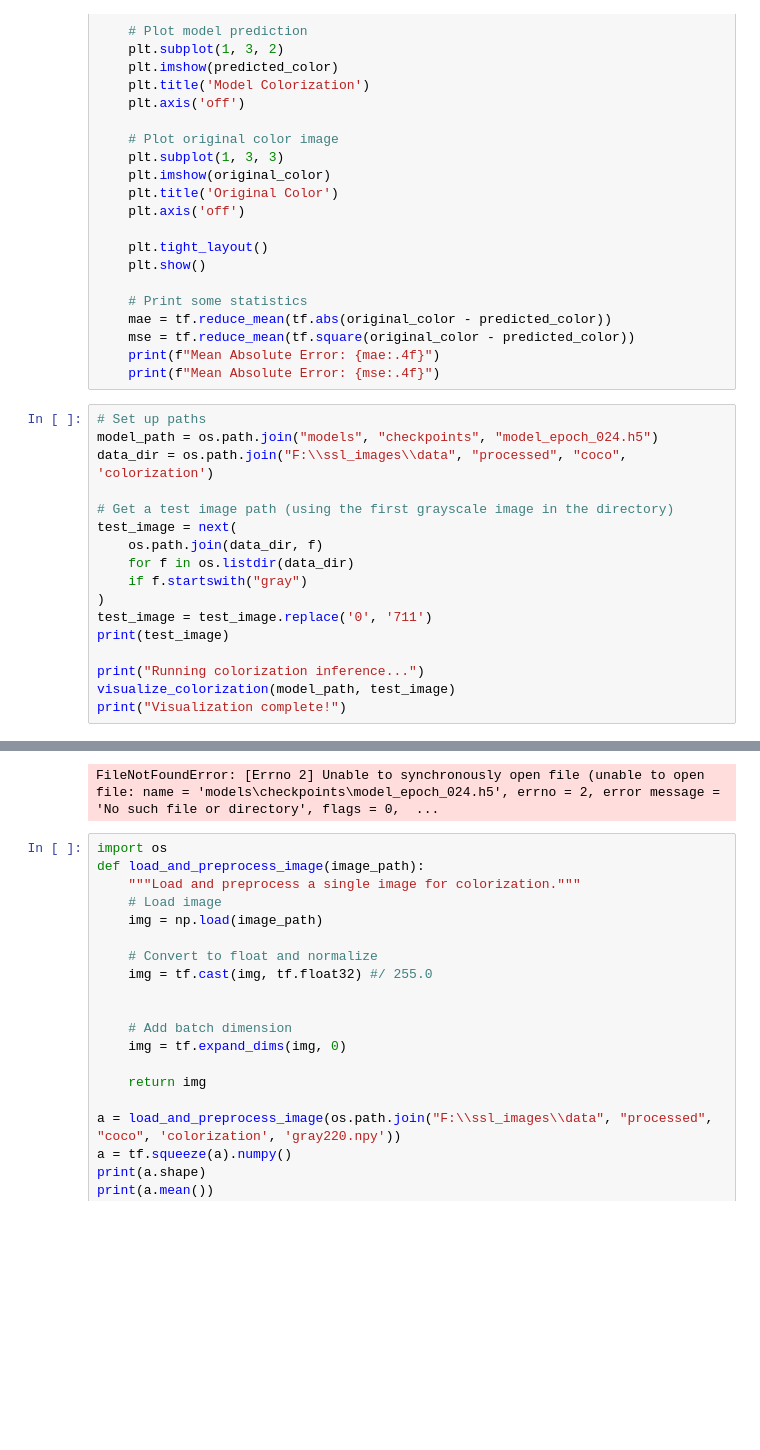
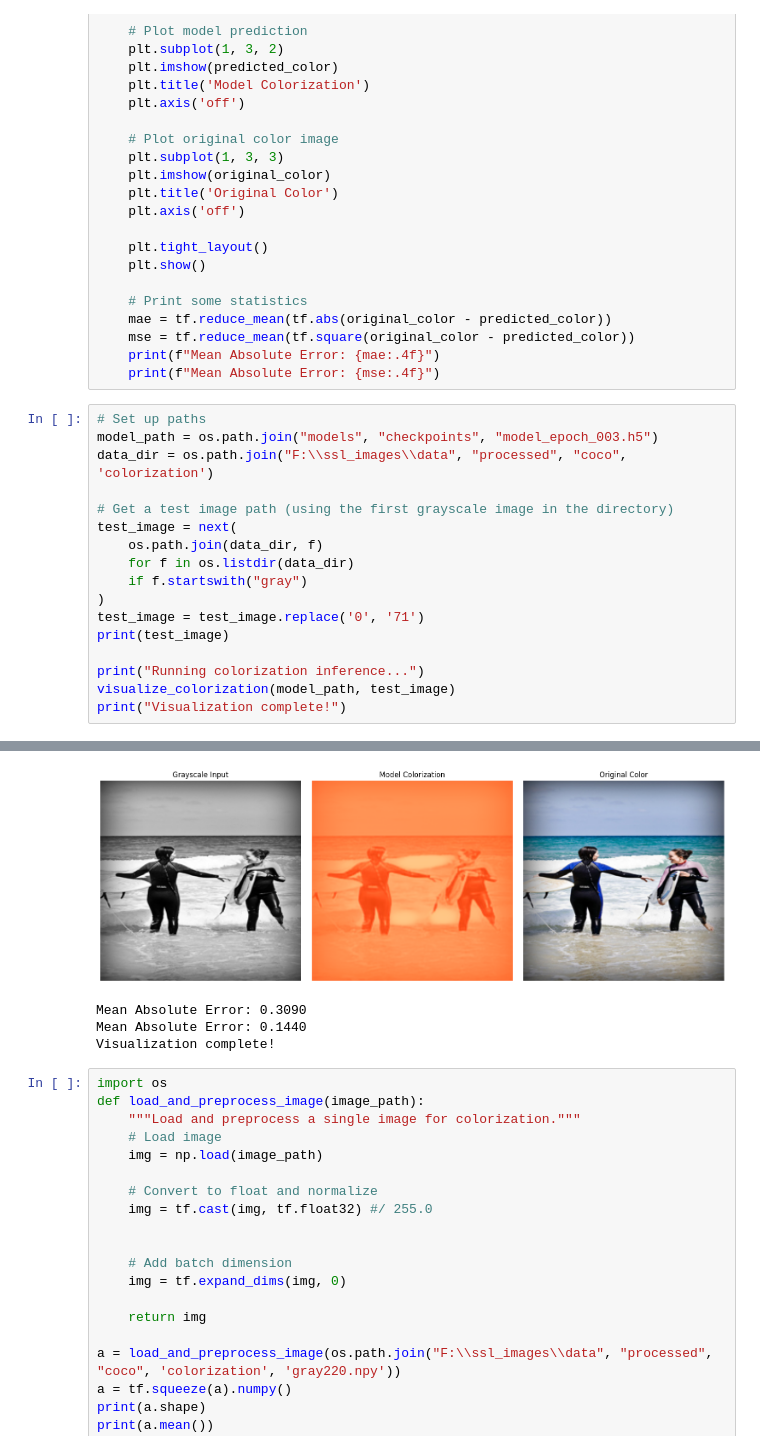
Before and after one commit to cassuci/mc959_ssl, a Jupyter notebook: test.ipynb, the cells around one changed output, grey strips where cells are left out. Cells and saved outputs as stored; diff of their text form; blank space fills up the shorter version.

Commit message:
somes tests

```diff
--- a/test.ipynb
+++ b/test.ipynb
@@ -202,7 +205,7 @@ def visualize_colorization(model_path, image_path):
     print(f"Mean Absolute Error: {mse:.4f}")
 # %%
 # Set up paths
-model_path = os.path.join("models", "checkpoints", "model_epoch_024.h5")
+model_path = os.path.join("models", "checkpoints", "model_epoch_003.h5")
 data_dir = os.path.join("F:\\ssl_images\\data", "processed", "coco", 'colorization')
 
 # Get a test image path (using the first grayscale image in the directory)
@@ -211,7 +214,7 @@ test_image = next(
     for f in os.listdir(data_dir)
     if f.startswith("gray")
 )
-test_image = test_image.replace('0', '711')
+test_image = test_image.replace('0', '71')
 print(test_image)
 
 print("Running colorization inference...")
@@ -223,4 +227,7 @@ Running colorization inference...
+[figure, added]
-FileNotFoundError: [Errno 2] Unable to synchronously open file (unable to open file: name = 'models\checkpoints\model_epoch_024.h5', errno = 2, error message = 'No such file or directory', flags = 0,  ...
+Mean Absolute Error: 0.3090
+Mean Absolute Error: 0.1440
+Visualization complete!
 # %%
 import os
 def load_and_preprocess_image(image_path):
```
Also changed, not shown: parts of 10 cells of this notebook, 2 other files.
